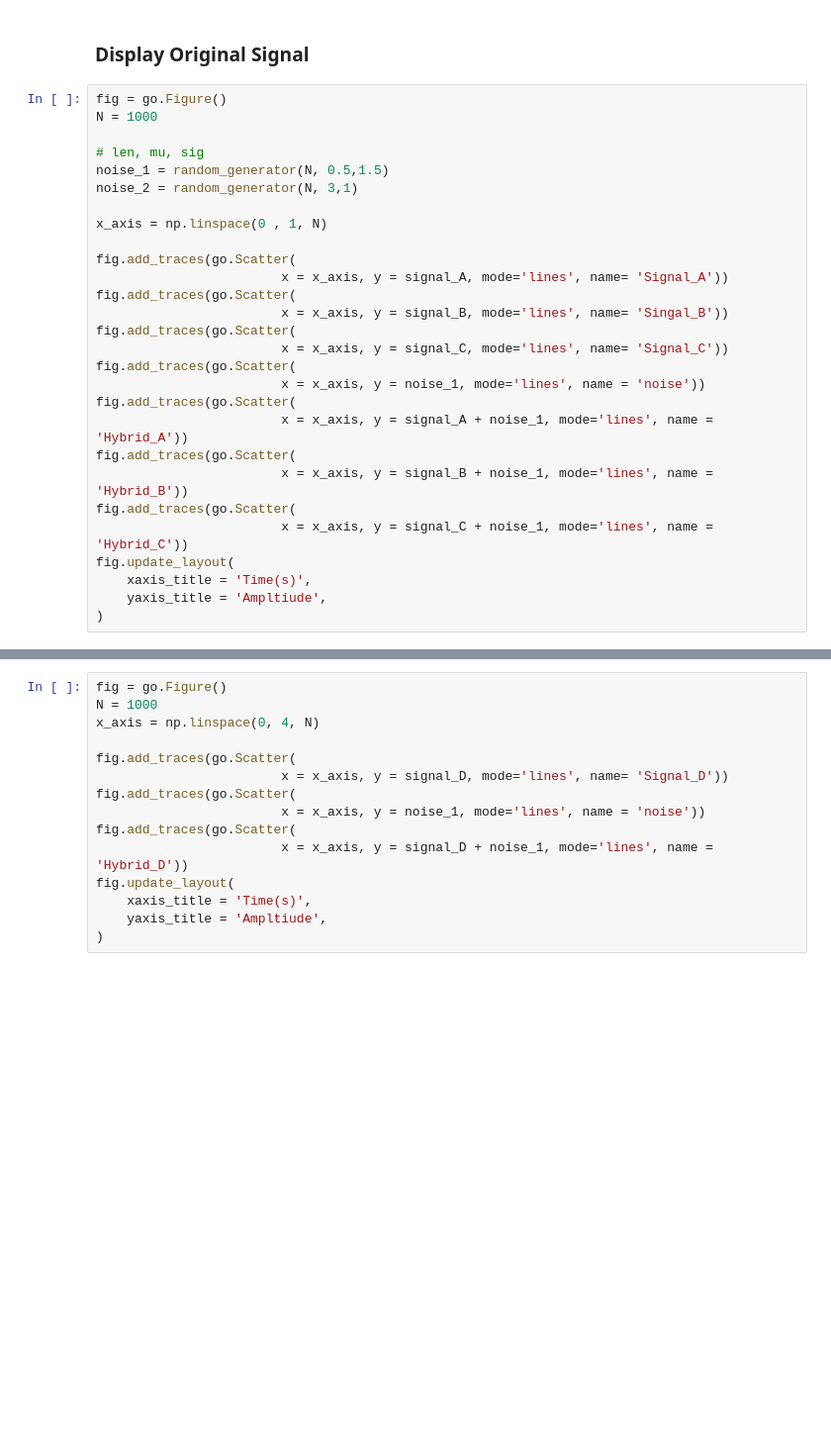
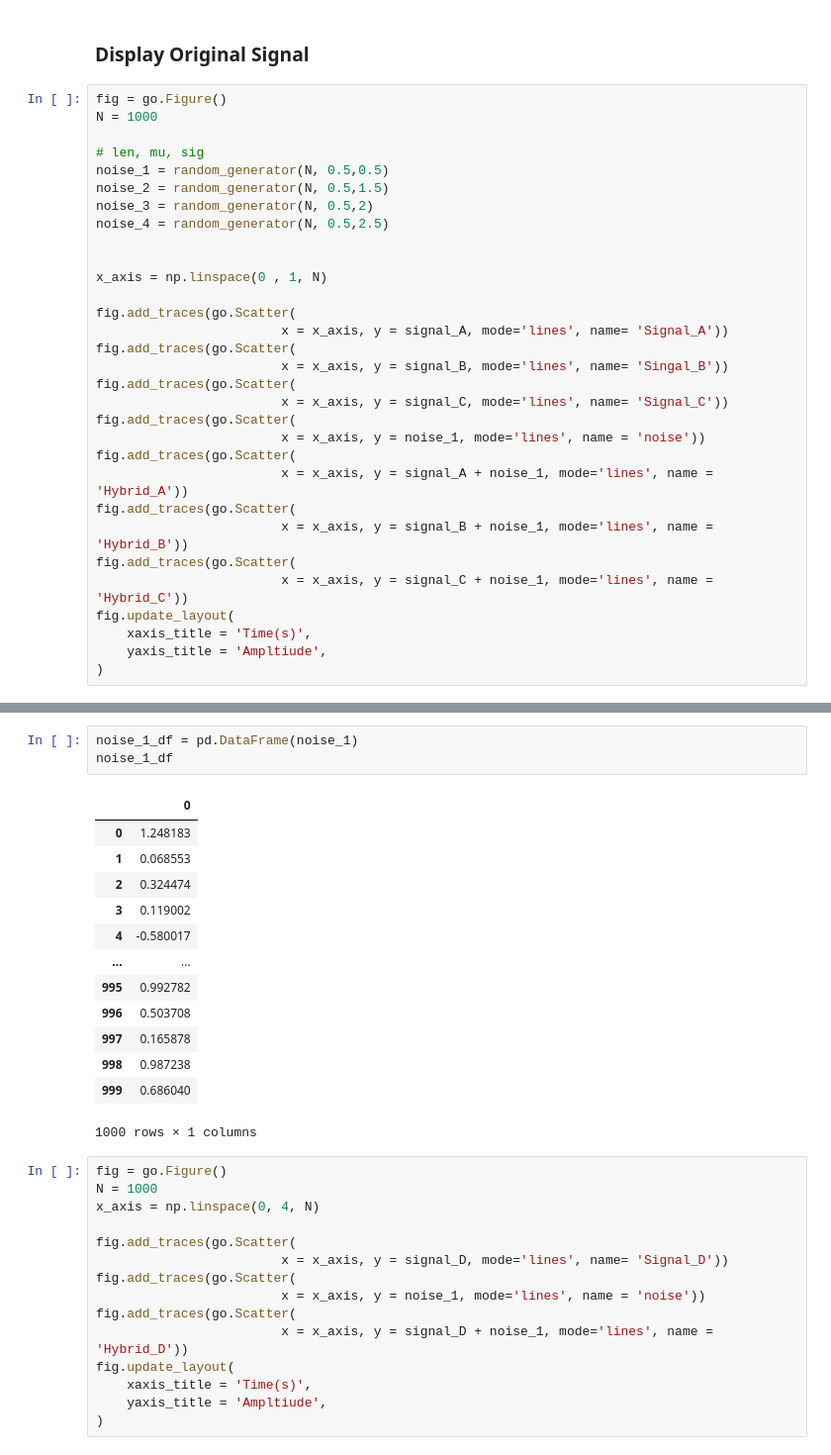
Before and after one commit to a98982323/DSP, a Jupyter notebook: HW1.ipynb, the cells around one changed output, grey strips where cells are left out. Shown: that part at 99% size. Saved outputs shown, nothing was run; the diff lists cells and outputs as text; blank space fills up the shorter version.

```diff
--- a/HW1.ipynb
+++ b/HW1.ipynb
@@ -57,8 +57,11 @@ fig = go.Figure()
 N = 1000
 
 # len, mu, sig
-noise_1 = random_generator(N, 0.5,1.5)
-noise_2 = random_generator(N, 3,1)
+noise_1 = random_generator(N, 0.5,0.5)
+noise_2 = random_generator(N, 0.5,1.5)
+noise_3 = random_generator(N, 0.5,2)
+noise_4 = random_generator(N, 0.5,2.5)
+
 
 x_axis = np.linspace(0 , 1, N)
 
@@ -87,3 +97,20 @@ SNR(signal_D,noise_1)
+# %%
+noise_1_df = pd.DataFrame(noise_1)
+noise_1_df
+# %% [output]
+|  | 0 |
+| 0 | 1.248183 |
+| 1 | 0.068553 |
+| 2 | 0.324474 |
+| 3 | 0.119002 |
+| 4 | -0.580017 |
+| ... | ... |
+| 995 | 0.992782 |
+| 996 | 0.503708 |
+| 997 | 0.165878 |
+| 998 | 0.987238 |
+| 999 | 0.686040 |
+1000 rows × 1 columns
 # %%
 fig = go.Figure()
 N = 1000
```
Also changed, not shown: parts of 3 cells of this notebook, 10 other files.
